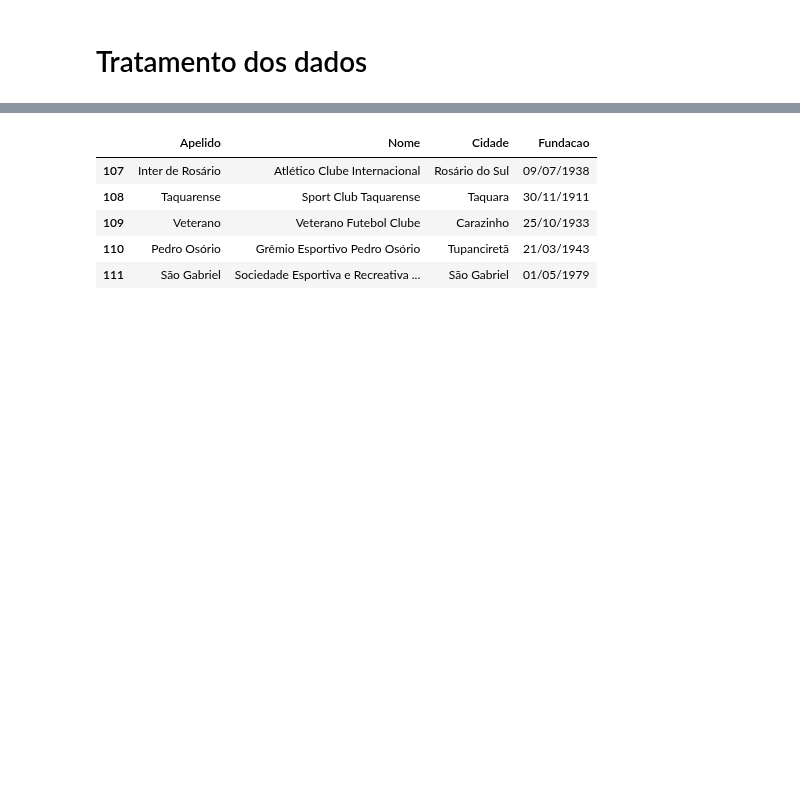
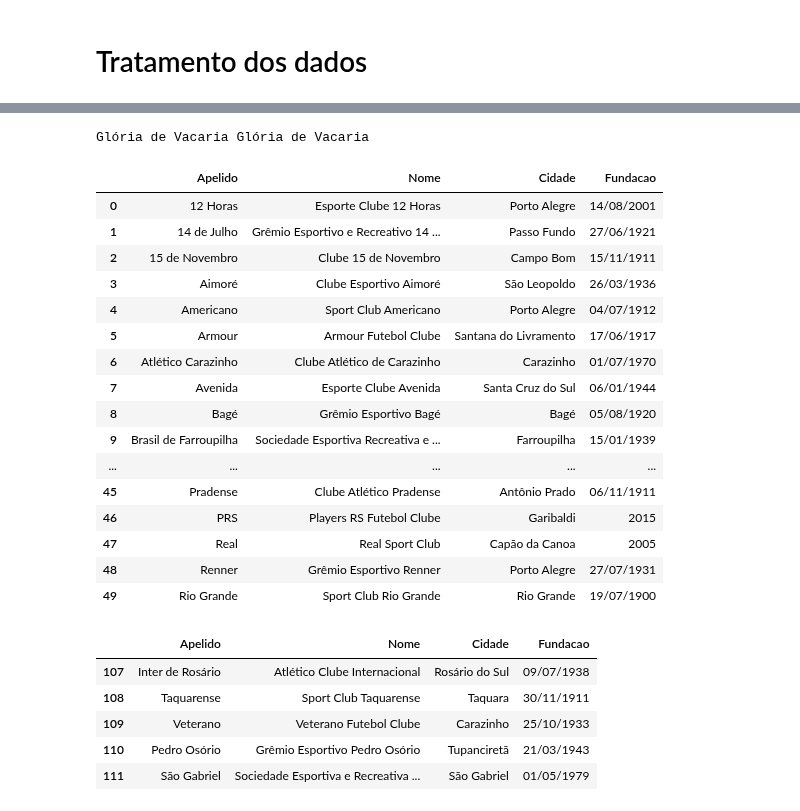
Before and after one commit to VitorBSP/Multiverso_greNAL, a Jupyter notebook: tratamento_banco.ipynb, the cells around one changed output, grey strips where cells are left out. Saved outputs shown, nothing was run; the diff lists cells and outputs as text; code cells hidden in the pictures; blank space fills up the shorter version.

```diff
--- a/tratamento_banco.ipynb
+++ b/tratamento_banco.ipynb
@@ -87,6 +87,10 @@ times.iloc[51,0] = "Riograndense-SM"
 times.iloc[17,0] = "Esportivo"
 times.iloc[2,0] = "15 de Novembro"
 times.iloc[1,0] = "14 de Julho"
+# %%
+print(times.iloc[21,0], 'Glória de Vacaria')
+# %% [output]
+Glória de Vacaria Glória de Vacaria
 # %%
 times['Apelido'] = times['Apelido'].str.replace('Internacional de Santa Maria', 'Inter SM')
 times['Apelido'] = times['Apelido'].str.replace('Glória de Vacaria', 'Glória')
@@ -94,3 +98,23 @@ times['Apelido'] = times['Apelido'].str.replace('Atlético de Carazinho', 'Atle
+# %%
+times.head(50)
+# %% [output]
+|  | Apelido | Nome | Cidade | Fundacao |
+| 0 | 12 Horas | Esporte Clube 12 Horas | Porto Alegre | 14/08/2001 |
+| 1 | 14 de Julho | Grêmio Esportivo e Recreativo 14 ... | Passo Fundo | 27/06/1921 |
+| 2 | 15 de Novembro | Clube 15 de Novembro | Campo Bom | 15/11/1911 |
+| 3 | Aimoré | Clube Esportivo Aimoré | São Leopoldo | 26/03/1936 |
+| 4 | Americano | Sport Club Americano | Porto Alegre | 04/07/1912 |
+| 5 | Armour | Armour Futebol Clube | Santana do Livramento | 17/06/1917 |
+| 6 | Atlético Carazinho | Clube Atlético de Carazinho | Carazinho | 01/07/1970 |
+| 7 | Avenida | Esporte Clube Avenida | Santa Cruz do Sul | 06/01/1944 |
+| 8 | Bagé | Grêmio Esportivo Bagé | Bagé | 05/08/1920 |
+| 9 | Brasil de Farroupilha | Sociedade Esportiva Recreativa e ... | Farroupilha | 15/01/1939 |
+| ... | ... | ... | ... | ... |
+| 45 | Pradense | Clube Atlético Pradense | Antônio Prado | 06/11/1911 |
+| 46 | PRS | Players RS Futebol Clube | Garibaldi | 2015 |
+| 47 | Real | Real Sport Club | Capão da Canoa | 2005 |
+| 48 | Renner | Grêmio Esportivo Renner | Porto Alegre | 27/07/1931 |
+| 49 | Rio Grande | Sport Club Rio Grande | Rio Grande | 19/07/1900 |
 # %%
 campeonatos['Segundo'] = campeonatos['Segundo'].str.replace('Ypiranga de Erechim', 'Ypiranga')
 campeonatos['Terceiro'] = campeonatos['Terceiro'].str.replace('Ypiranga de Erechim', 'Ypiranga')
```
Also changed, not shown: parts of 5 cells of this notebook, 3 other files.
